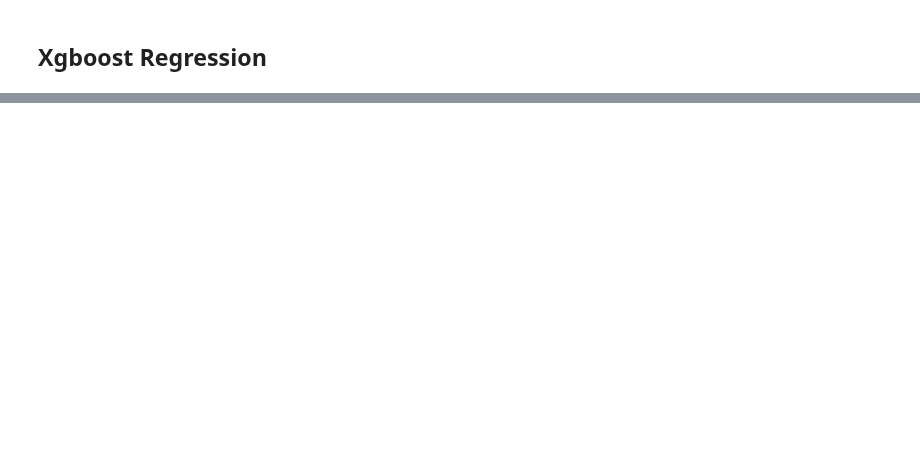
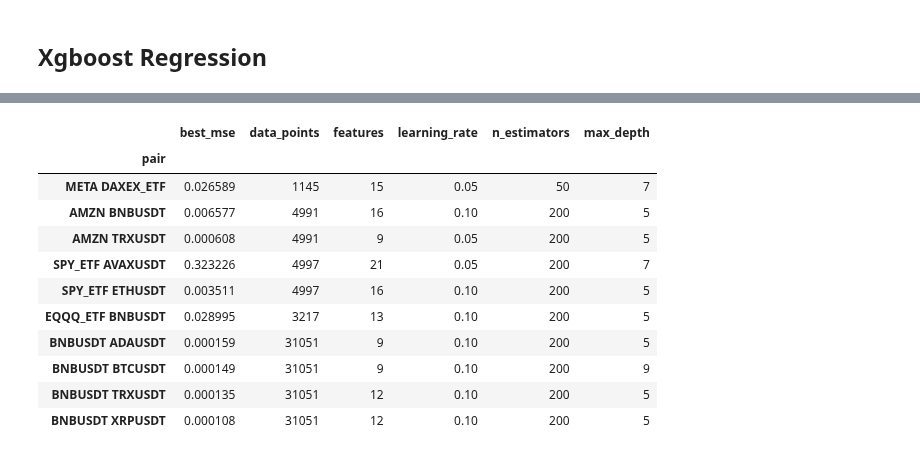
Before and after one commit to nite4/mscfe-masters-project, a Jupyter notebook: src/hyperparameters_tunning.ipynb, the cells around one changed output, grey strips where cells are left out. Cells and saved outputs as stored; diff of their text form; code cells hidden in the pictures; blank space fills up the shorter version.

Commit message:
modify LassoCV, Ridge, XGB algo for hypertunning

```diff
--- a/src/hyperparameters_tunning.ipynb
+++ b/src/hyperparameters_tunning.ipynb
@@ -29 +30,3 @@ E0000 00:00:1740147238.784955   12891 cuda_blas.cc:1418] Unable to register cuBL
 To enable the following instructions: AVX2 AVX_VNNI FMA, in other operations, rebuild TensorFlow with the appropriate compiler flags.
+# %%
+pypickle_overwrite = True
@@ -95,0 +121,3 @@ XRPUSDT
+# %%
+dict_data = {}
+dict_cv_features = {}
@@ -95,0 +128,6 @@ XRPUSDT
+# %%
+# Initializing the FeaturesEngineering obj
+feat = FeaturesEngineering()
+
+# Default config
+feat.default_config
@@ -98 +204,3 @@ XRPUSDT
+# %%
+models = Models(use_xgboost_gpu=True)
 # %%
@@ -304,0 +346,54 @@ model_df
+# %%
+dir_best = os.path.join(dir_models_best, 'xgb')
+param_grid = {
+    'learning_rate': [0.01, 0.05, 0.1],  # Step size shrinkage
+    'n_estimators': [50, 100, 200],  # Number of boosting rounds
+    'max_depth': [5, 7, 9],  # Maximum tree depth
+}
+
+verbose = False
+tuned_params = []
+i = 1
+
+# for p in pairs.iloc[0:2]:
+for p in pairs:
+
+    print(f"({i}) Pairs: {p}")
+
+    # 1. Read normalized features
+    df_norm = dict_data['df_norm'][p]
+
+    # 2. Create X, y based on LassoCV
+    lasso_features_cols = dict_cv_features[p]
+    target_col = df_norm.columns.tolist()[-1]
+    df_lasso = pd.concat([df_norm[lasso_features_cols], df_norm[target_col]], axis=1)
+
+    # 3. Run Hyperparameters tunning
+    best_model, best_params, best_mse, best_df_test = models.hyperparameter_tuning(
+        df=df_lasso, p=p, model_func=models.xgboost_regression, param_grid=param_grid, verbose=verbose)
+
+    stats = {
+        'pair':p,
+        'best_mse': best_mse,
+        'data_points': len(df_lasso),
+        'features': len(df_lasso.columns),
+    }
+    stats.update(best_params)
+    tuned_params.append(stats)
+
+    print(f"Best MSE: {best_mse:.6f}")
+    print(f"learning_rate: {best_params['learning_rate']}, n_estimators: {best_params['n_estimators']}, max_depth: {best_params['max_depth']}")
+
+    # 4. Save best model future use like testing and strategy
+    model_name = f"best_xgb_{p.replace(' ', '_')}.pkl"
+    dir_model_name = os.path.join(dir_best, model_name)
+    pypickle.save(dir_model_name, best_model, overwrite=pypickle_overwrite)
+
+    i+=1
+    print('')
+
+dir_param = os.path.join(dir_best, 'best_model_results.csv')
+df_xgb = pd.DataFrame(tuned_params).set_index('pair')
+df_xgb.to_csv(dir_param)
+display(df_xgb)
+# %% [output]
@@ -304,0 +417,12 @@ model_df
+|  | best_mse | data_points | features | learning_rate | n_estimators | max_depth |
+| pair |  |  |  |  |  |  |
+| META DAXEX_ETF | 0.026589 | 1145 | 15 | 0.05 | 50 | 7 |
+| AMZN BNBUSDT | 0.006577 | 4991 | 16 | 0.10 | 200 | 5 |
+| AMZN TRXUSDT | 0.000608 | 4991 | 9 | 0.05 | 200 | 5 |
+| SPY_ETF AVAXUSDT | 0.323226 | 4997 | 21 | 0.05 | 200 | 7 |
+| SPY_ETF ETHUSDT | 0.003511 | 4997 | 16 | 0.10 | 200 | 5 |
+| EQQQ_ETF BNBUSDT | 0.028995 | 3217 | 13 | 0.10 | 200 | 5 |
+| BNBUSDT ADAUSDT | 0.000159 | 31051 | 9 | 0.10 | 200 | 5 |
+| BNBUSDT BTCUSDT | 0.000149 | 31051 | 9 | 0.10 | 200 | 9 |
+| BNBUSDT TRXUSDT | 0.000135 | 31051 | 12 | 0.10 | 200 | 5 |
+| BNBUSDT XRPUSDT | 0.000108 | 31051 | 12 | 0.10 | 200 | 5 |
```
Also changed, not shown: parts of 20 cells of this notebook.
